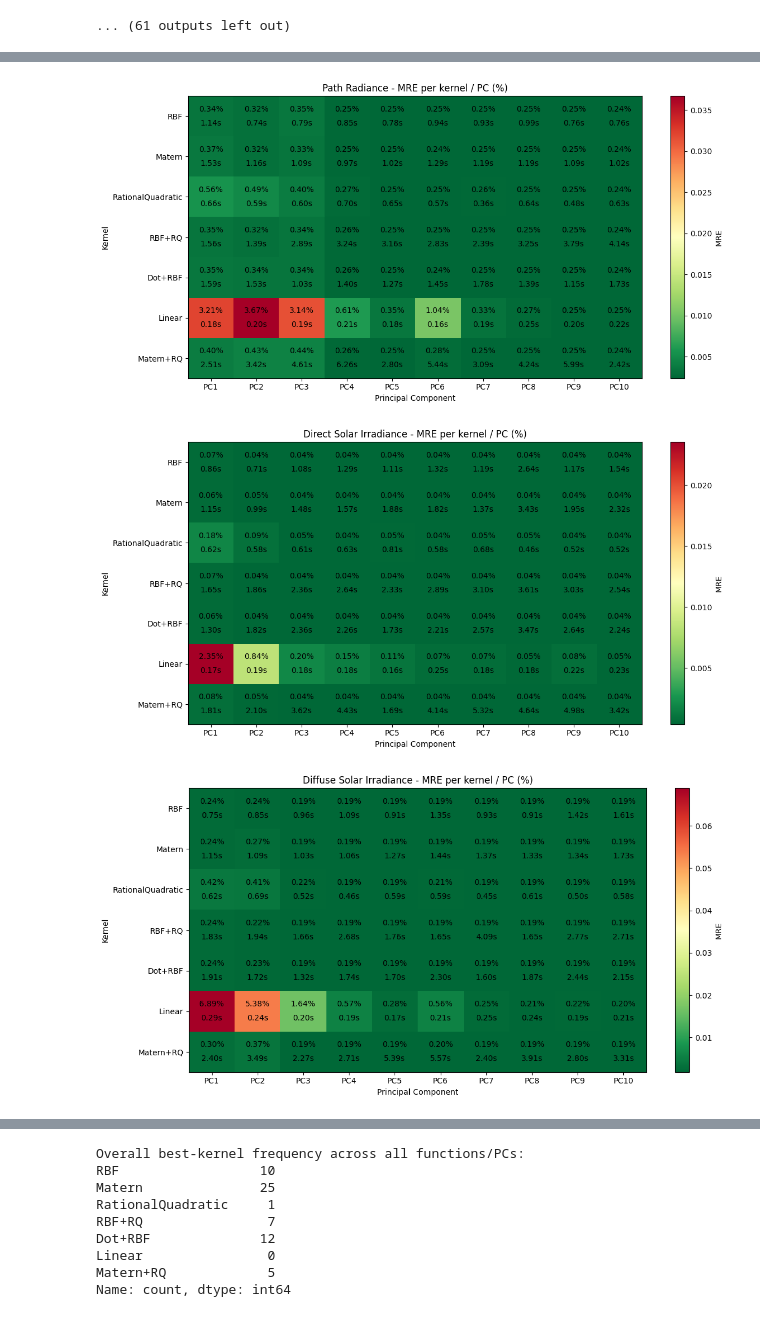
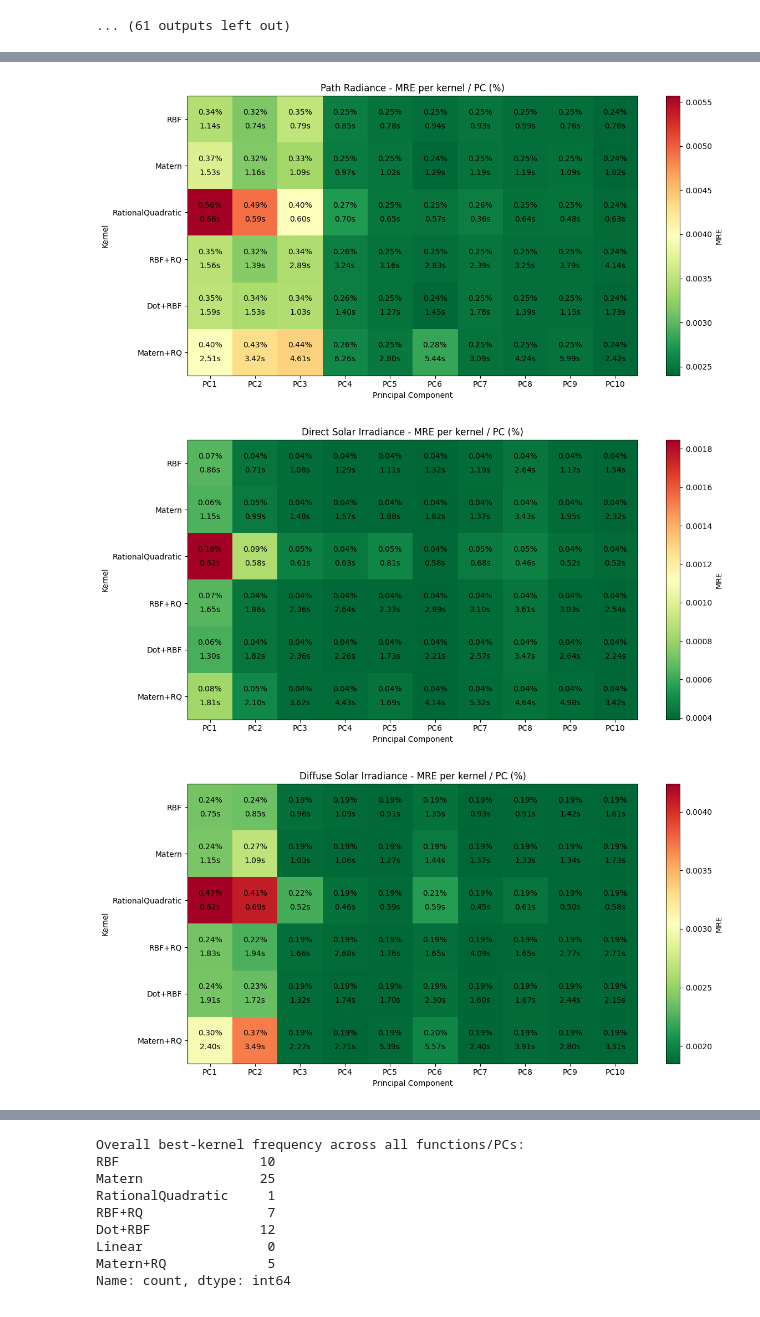
Before and after one commit to Teolul/Masters_Thesis, a Jupyter notebook: gp_pipeline_kernel_selection.ipynb, the cells around one changed output, grey strips where cells are left out. Cells and saved outputs as stored; diff of their text form; code cells hidden in the pictures.

```diff
--- a/gp_pipeline_kernel_selection.ipynb
+++ b/gp_pipeline_kernel_selection.ipynb
@@ -82,13 +84,13 @@ scale_type_pc = "minmax"   # scaling scheme used for this analysis
 dataset_size = int(re.search(r'\d+', Path(globals.CURRENT_TRAIN_FILE).stem).group())
 
 kernels_to_test = {
-    "RBF": utils.kern_rbf,
-    "Matern": utils.kern_matern,
-    "RationalQuadratic": utils.kern_rq,
-    "RBF+RQ": utils.kern_rbf_rq,
-    "Dot+RBF": utils.kern_dot_rbf,
-    "Linear": utils.kern_linear,
-    "Matern+RQ": utils.kern_matern_rq,
+    "RBF": gp_kernels.kern_rbf,
+    "Matern": gp_kernels.kern_matern,
+    "RationalQuadratic": gp_kernels.kern_rq,
+    "RBF+RQ": gp_kernels.kern_rbf_rq,
+    "Dot+RBF": gp_kernels.kern_dot_rbf,
+    "Linear": gp_kernels.kern_linear,
+    "Matern+RQ": gp_kernels.kern_matern_rq,
 }
 kernel_names_pc = list(kernels_to_test.keys())
 
@@ -250,37 +272,42 @@ def plot_kernel_pc_heatmap(matrix, kernel_names, func_name, metric_name="MRE", l
                 label += f"\n{time_matrix[i, j]:.2f}s"
             ax.text(j, i, label, ha="center", va="center", fontsize=10, color="black", linespacing=2)
 
     ax.set_title(f"{func_name} - {metric_name} per kernel / PC (%)")
     ax.set_xlabel("Principal Component")
     ax.set_ylabel("Kernel")
     fig.colorbar(im, ax=ax, label=metric_name)
     fig.tight_layout()
 
     if save_path is not None:
         fig.savefig(save_path, dpi=150)
     plt.show()
 
 
 # load pickle results if available
 with open(f"./gp_saves/validation_results/pc_kernel_search_results_{scale_type_pc}_{dataset_size}.pkl", "rb") as f:
     pc_results = pickle.load(f)
     pc_kernel_mre = pc_results["mre"]
     pc_kernel_best = pc_results["best"]
     pc_kernel_time = pc_results["time"]
 
-
+exclude_idx = 5  # linear kernel is bad
 for f_idx in range(globals.N_FUNCTIONS):
     func_name = globals.function_names_plots[f_idx]
+
+    mre_matrix = np.delete(pc_kernel_mre[func_name], exclude_idx, axis=0)
+    time_matrix = np.delete(pc_kernel_time[func_name], exclude_idx, axis=0)
+    kernel_names = np.delete(kernel_names_pc, exclude_idx)
+
     plot_kernel_pc_heatmap(
-        pc_kernel_mre[func_name],
-        kernel_names_pc,
+        mre_matrix,
+        kernel_names,
         func_name,
         metric_name="MRE",
         lower_is_better=True,
         save_path=f"./gp_saves/validation_results/pc_kernel_heatmap_{func_name.replace(' ', '_')}_{scale_type_pc}_{dataset_size}.png",
-        time_matrix=pc_kernel_time[func_name]
+        time_matrix=time_matrix
     )
 # %% [output]
-[figure, old version]
+[figure, new version]
-[figure, old version]
+[figure, new version]
-[figure, old version]
+[figure, new version]
```
Also changed, not shown: parts of 6 cells of this notebook, 50 other files.
